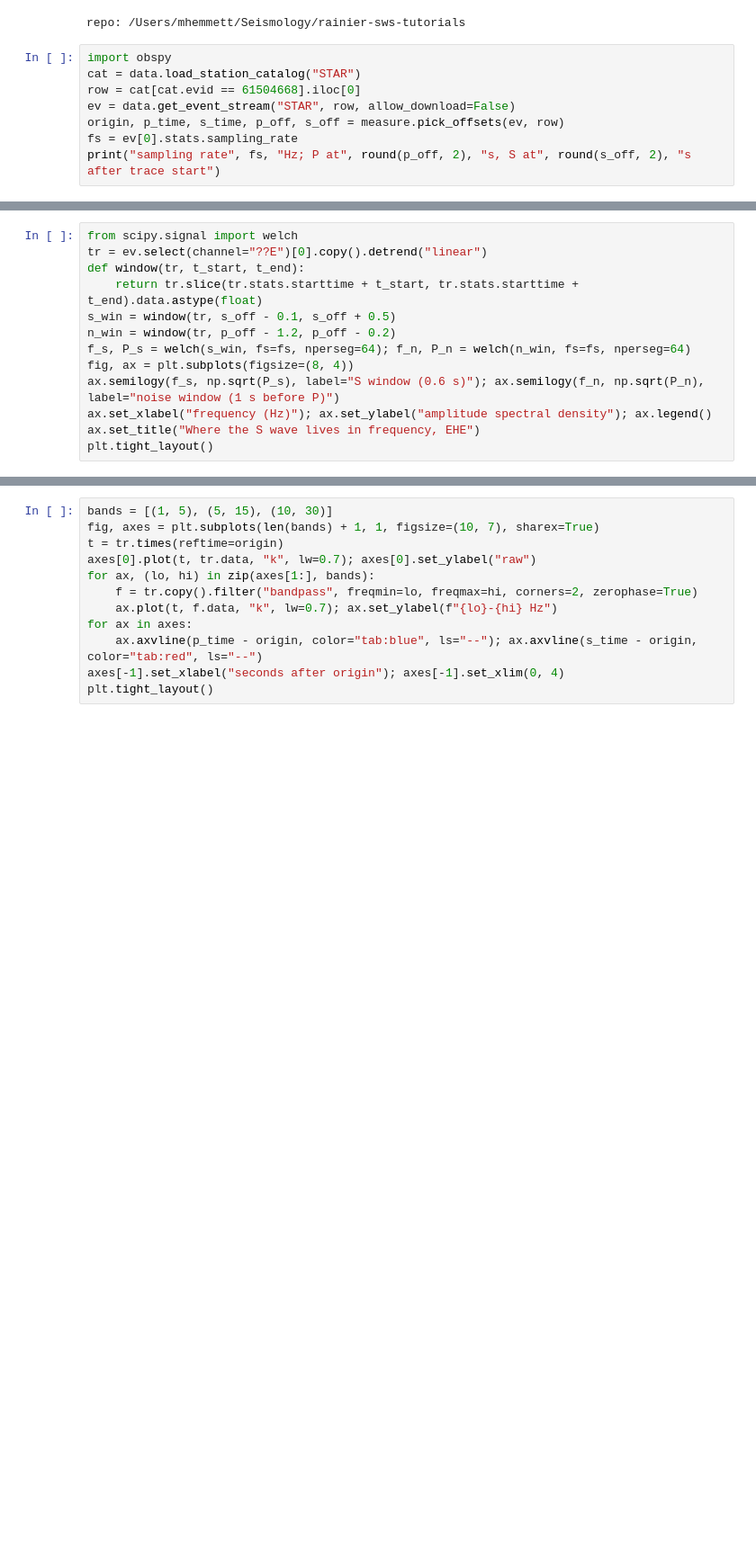
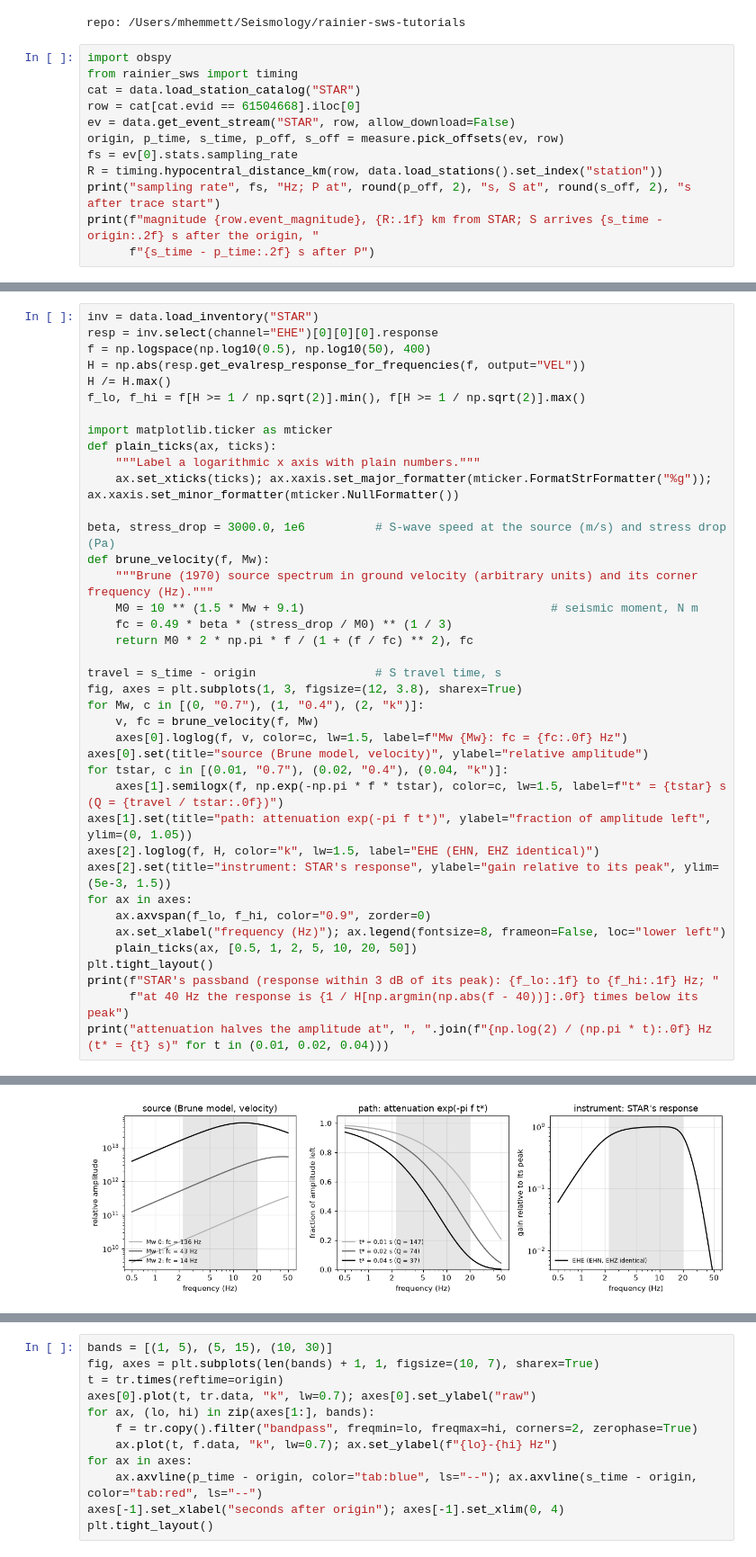
Before and after one commit to mhemmett/rainier-sws-tutorials, a Jupyter notebook: notebooks/03_filtering_spectra_snr.ipynb, the cells around one changed output, grey strips where cells are left out. Shown at 90% size. Saved outputs shown, nothing was run; the diff lists cells and outputs as text; blank space fills up the shorter version.

```diff
--- a/notebooks/03_filtering_spectra_snr.ipynb
+++ b/notebooks/03_filtering_spectra_snr.ipynb
@@ -20,11 +26,15 @@ print("repo:", REPO)
 repo: /Users/mhemmett/Seismology/rainier-sws-tutorials
 # %%
 import obspy
+from rainier_sws import timing
 cat = data.load_station_catalog("STAR")
 row = cat[cat.evid == 61504668].iloc[0]
 ev = data.get_event_stream("STAR", row, allow_download=False)
 origin, p_time, s_time, p_off, s_off = measure.pick_offsets(ev, row)
 fs = ev[0].stats.sampling_rate
+R = timing.hypocentral_distance_km(row, data.load_stations().set_index("station"))
 print("sampling rate", fs, "Hz; P at", round(p_off, 2), "s, S at", round(s_off, 2), "s after trace start")
+print(f"magnitude {row.event_magnitude}, {R:.1f} km from STAR; S arrives {s_time - origin:.2f} s after the origin, "
+      f"{s_time - p_time:.2f} s after P")
 # %% [output]
 sampling rate 100.0 Hz; P at 5.88 s, S at 6.47 s after trace start
@@ -35,13 +41,0 @@ Compute the amplitude spectrum of a short window around the S wave on one horizo
-# %%
-from scipy.signal import welch
-tr = ev.select(channel="??E")[0].copy().detrend("linear")
-def window(tr, t_start, t_end):
-    return tr.slice(tr.stats.starttime + t_start, tr.stats.starttime + t_end).data.astype(float)
-s_win = window(tr, s_off - 0.1, s_off + 0.5)
-n_win = window(tr, p_off - 1.2, p_off - 0.2)
-f_s, P_s = welch(s_win, fs=fs, nperseg=64); f_n, P_n = welch(n_win, fs=fs, nperseg=64)
-fig, ax = plt.subplots(figsize=(8, 4))
-ax.semilogy(f_s, np.sqrt(P_s), label="S window (0.6 s)"); ax.semilogy(f_n, np.sqrt(P_n), label="noise window (1 s before P)")
-ax.set_xlabel("frequency (Hz)"); ax.set_ylabel("amplitude spectral density"); ax.legend()
-ax.set_title("Where the S wave lives in frequency, EHE")
-plt.tight_layout()
@@ -55,0 +59,40 @@ ObsPy wraps scipy's Butterworth design. `corners` is the filter order; `zerophas
+# %%
+inv = data.load_inventory("STAR")
+resp = inv.select(channel="EHE")[0][0][0].response
+f = np.logspace(np.log10(0.5), np.log10(50), 400)
+H = np.abs(resp.get_evalresp_response_for_frequencies(f, output="VEL"))
+H /= H.max()
+f_lo, f_hi = f[H >= 1 / np.sqrt(2)].min(), f[H >= 1 / np.sqrt(2)].max()
+
+import matplotlib.ticker as mticker
+def plain_ticks(ax, ticks):
+    """Label a logarithmic x axis with plain numbers."""
+    ax.set_xticks(ticks); ax.xaxis.set_major_formatter(mticker.FormatStrFormatter("%g")); ax.xaxis.set_minor_formatter(mticker.NullFormatter())
+
+beta, stress_drop = 3000.0, 1e6          # S-wave speed at the source (m/s) and stress drop (Pa)
+def brune_velocity(f, Mw):
+    """Brune (1970) source spectrum in ground velocity (arbitrary units) and its corner frequency (Hz)."""
+    M0 = 10 ** (1.5 * Mw + 9.1)                                   # seismic moment, N m
+    fc = 0.49 * beta * (stress_drop / M0) ** (1 / 3)
+    return M0 * 2 * np.pi * f / (1 + (f / fc) ** 2), fc
+
+travel = s_time - origin                 # S travel time, s
+fig, axes = plt.subplots(1, 3, figsize=(12, 3.8), sharex=True)
+for Mw, c in [(0, "0.7"), (1, "0.4"), (2, "k")]:
+    v, fc = brune_velocity(f, Mw)
+    axes[0].loglog(f, v, color=c, lw=1.5, label=f"Mw {Mw}: fc = {fc:.0f} Hz")
+axes[0].set(title="source (Brune model, velocity)", ylabel="relative amplitude")
+for tstar, c in [(0.01, "0.7"), (0.02, "0.4"), (0.04, "k")]:
+    axes[1].semilogx(f, np.exp(-np.pi * f * tstar), color=c, lw=1.5, label=f"t* = {tstar} s (Q = {travel / tstar:.0f})")
+axes[1].set(title="path: attenuation exp(-pi f t*)", ylabel="fraction of amplitude left", ylim=(0, 1.05))
+axes[2].loglog(f, H, color="k", lw=1.5, label="EHE (EHN, EHZ identical)")
+axes[2].set(title="instrument: STAR's response", ylabel="gain relative to its peak", ylim=(5e-3, 1.5))
+for ax in axes:
+    ax.axvspan(f_lo, f_hi, color="0.9", zorder=0)
+    ax.set_xlabel("frequency (Hz)"); ax.legend(fontsize=8, frameon=False, loc="lower left")
+    plain_ticks(ax, [0.5, 1, 2, 5, 10, 20, 50])
+plt.tight_layout()
+print(f"STAR's passband (response within 3 dB of its peak): {f_lo:.1f} to {f_hi:.1f} Hz; "
+      f"at 40 Hz the response is {1 / H[np.argmin(np.abs(f - 40))]:.0f} times below its peak")
+print("attenuation halves the amplitude at", ", ".join(f"{np.log(2) / (np.pi * t):.0f} Hz (t* = {t} s)" for t in (0.01, 0.02, 0.04)))
+# %% [output]
@@ -55,0 +101 @@ ObsPy wraps scipy's Butterworth design. `corners` is the filter order; `zerophas
+[figure, added]
```
Also changed, not shown: parts of 69 cells of this notebook, 6 other files.
